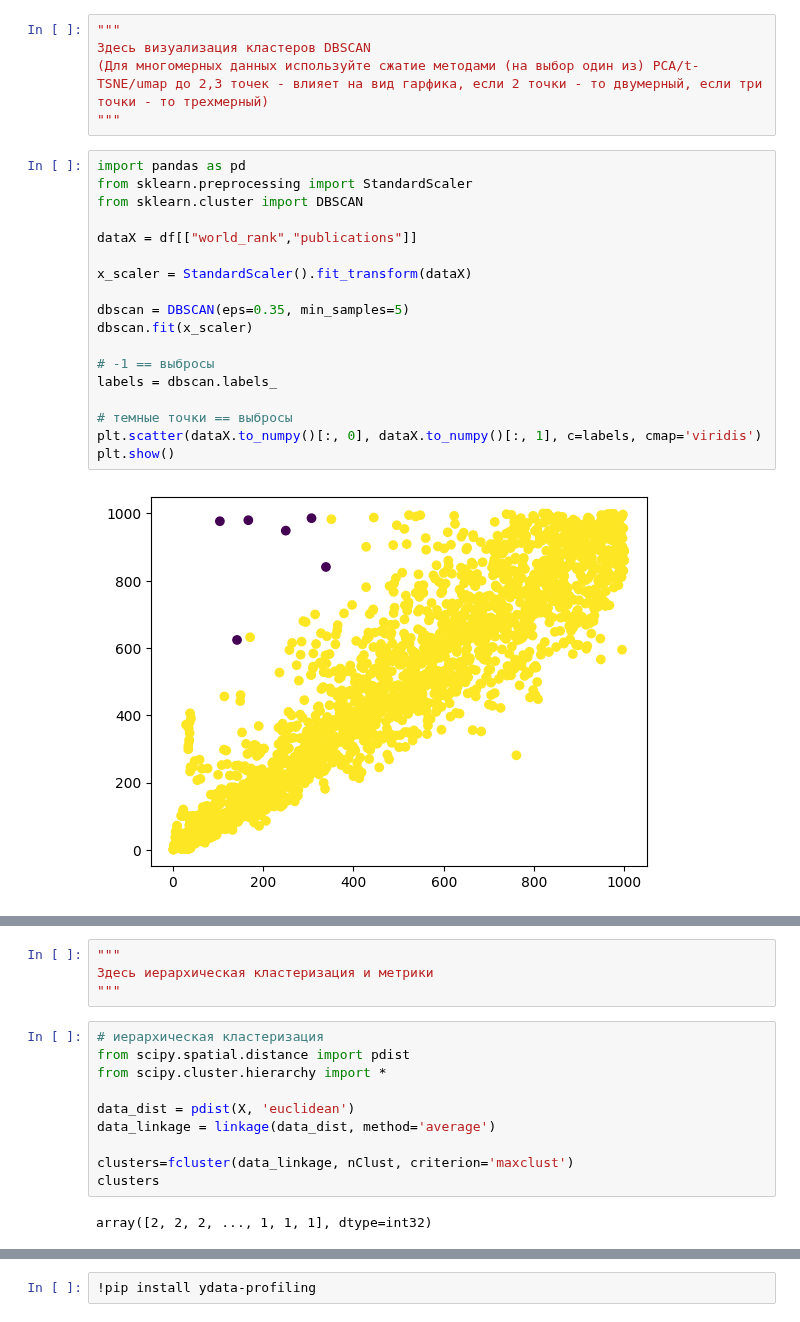
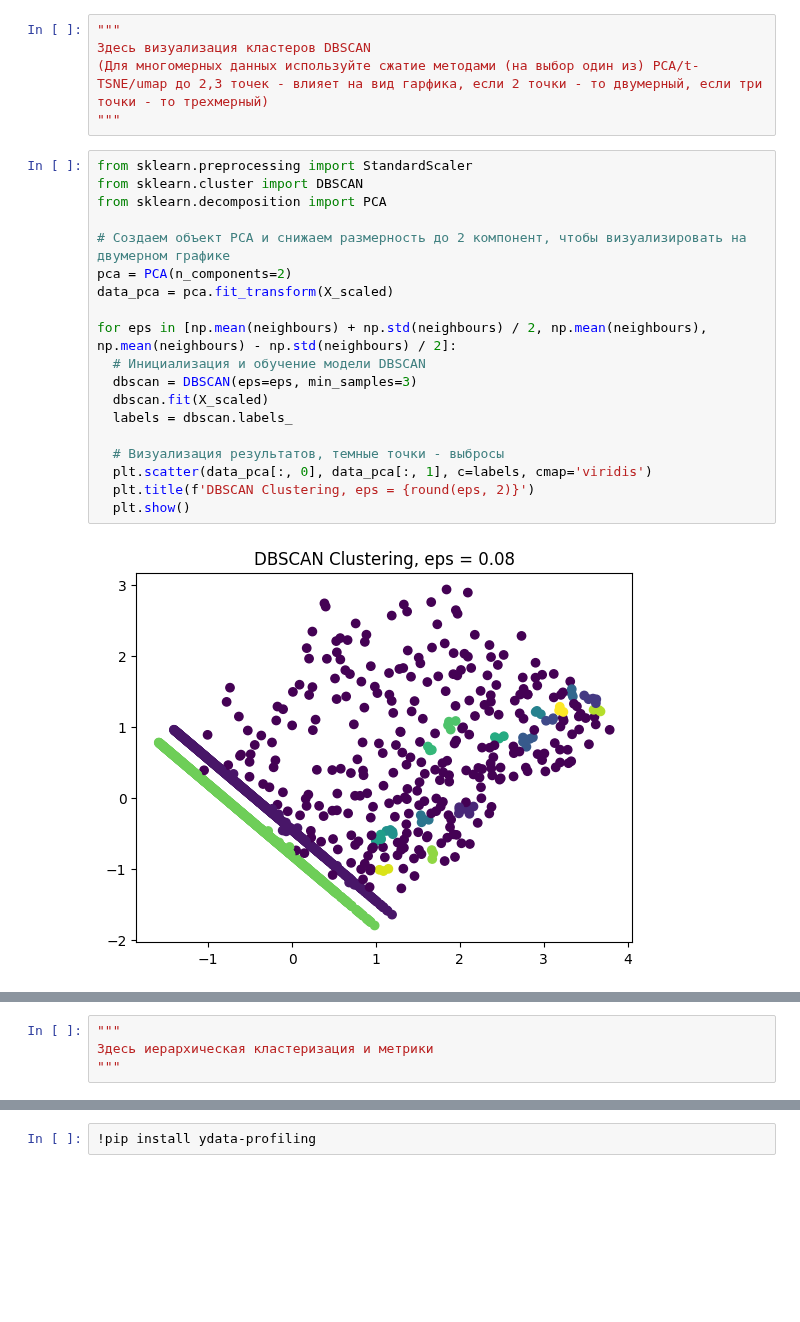
Before and after one commit to shyguuy/lab, a Jupyter notebook: lab4/Задание_4.ipynb, the cells around one changed output, grey strips where cells are left out. Drawn from its saved outputs; the diff is of its cells as text; blank space fills up the shorter version.

```diff
--- a/lab4/Задание_4.ipynb
+++ b/lab4/Задание_4.ipynb
@@ -442,23 +482,24 @@ ValueError: ignored
 Здесь визуализация кластеров DBSCAN
 (Для многомерных данных используйте сжатие методами (на выбор один из) PCA/t-TSNE/umap до 2,3 точек - влияет на вид гарфика, если 2 точки - то двумерный, если три точки - то трехмерный)
 """
-# %%
-import pandas as pd
-from sklearn.preprocessing import StandardScaler
-from sklearn.cluster import DBSCAN
-
-dataX = df[["world_rank","publications"]]
-
-x_scaler = StandardScaler().fit_transform(dataX)
-
-dbscan = DBSCAN(eps=0.35, min_samples=5)
-dbscan.fit(x_scaler)
-
-# -1 == выбросы
-labels = dbscan.labels_
-
-# темные точки == выбросы
-plt.scatter(dataX.to_numpy()[:, 0], dataX.to_numpy()[:, 1], c=labels, cmap='viridis')
-plt.show()
-# %% [output]
-[figure, removed]
+# %%
+from sklearn.preprocessing import StandardScaler
+from sklearn.cluster import DBSCAN
+from sklearn.decomposition import PCA
+
+# Создаем объект PCA и снижаем размерность до 2 компонент, чтобы визуализировать на двумерном графике
+pca = PCA(n_components=2)
+data_pca = pca.fit_transform(X_scaled)
+
+for eps in [np.mean(neighbours) + np.std(neighbours) / 2, np.mean(neighbours), np.mean(neighbours) - np.std(neighbours) / 2]:
+  # Инициализация и обучение модели DBSCAN
+  dbscan = DBSCAN(eps=eps, min_samples=3)
+  dbscan.fit(X_scaled)
+  labels = dbscan.labels_
+
+  # Визуализация результатов, темные точки - выбросы
+  plt.scatter(data_pca[:, 0], data_pca[:, 1], c=labels, cmap='viridis')
+  plt.title(f'DBSCAN Clustering, eps = {round(eps, 2)}')
+  plt.show()
+# %% [output]
+[figure, added]
@@ -466,15 +509,3 @@ plt.show()
 """
 Здесь иерархическая кластеризация и метрики
 """
-# %%
-# иерархическая кластеризация
-from scipy.spatial.distance import pdist
-from scipy.cluster.hierarchy import *
-
-data_dist = pdist(X, 'euclidean')
-data_linkage = linkage(data_dist, method='average')
-
-clusters=fcluster(data_linkage, nClust, criterion='maxclust')
-clusters
-# %% [output]
-array([2, 2, 2, ..., 1, 1, 1], dtype=int32)
```
Also changed, not shown: parts of 8 cells of this notebook.
